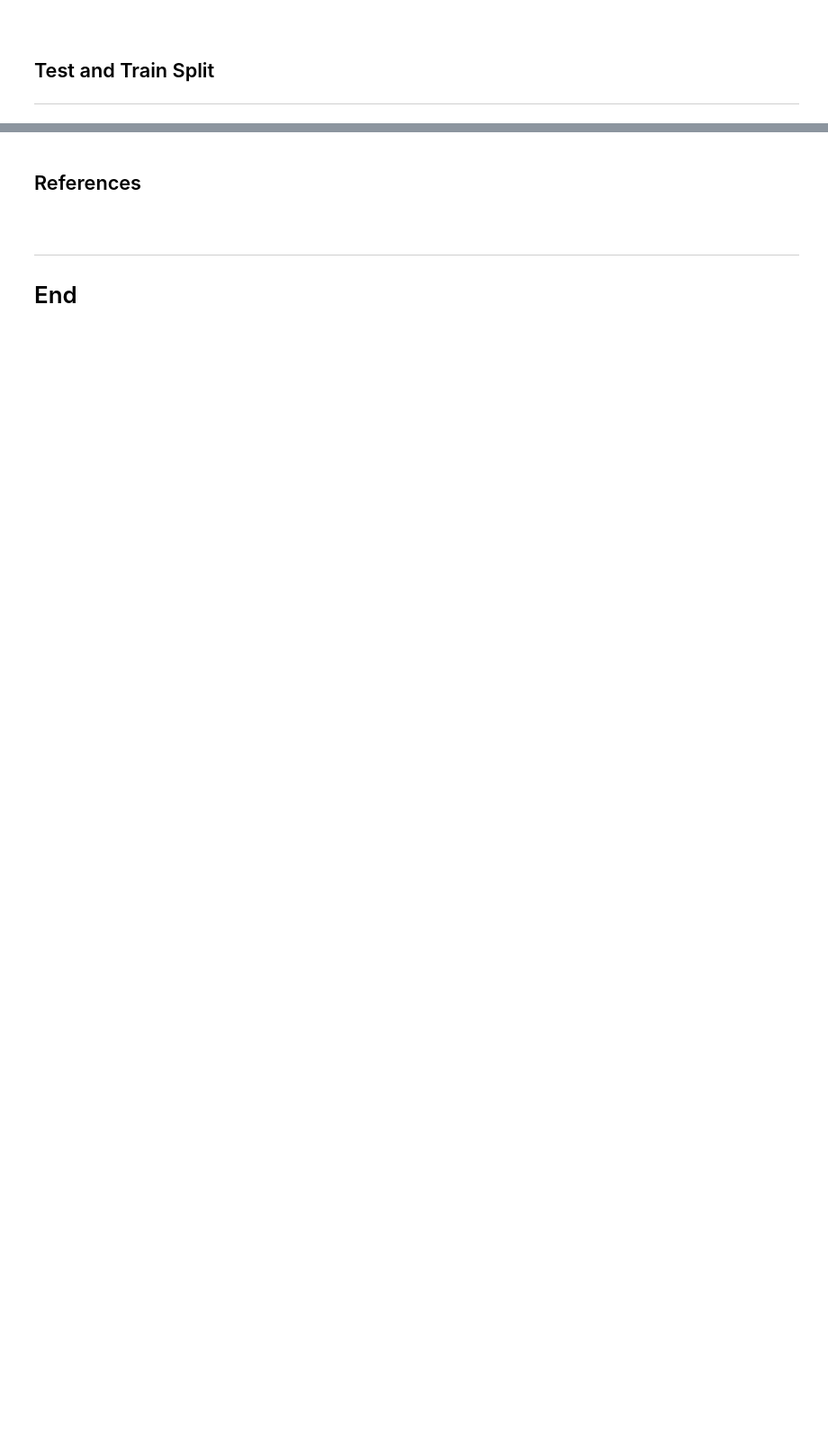
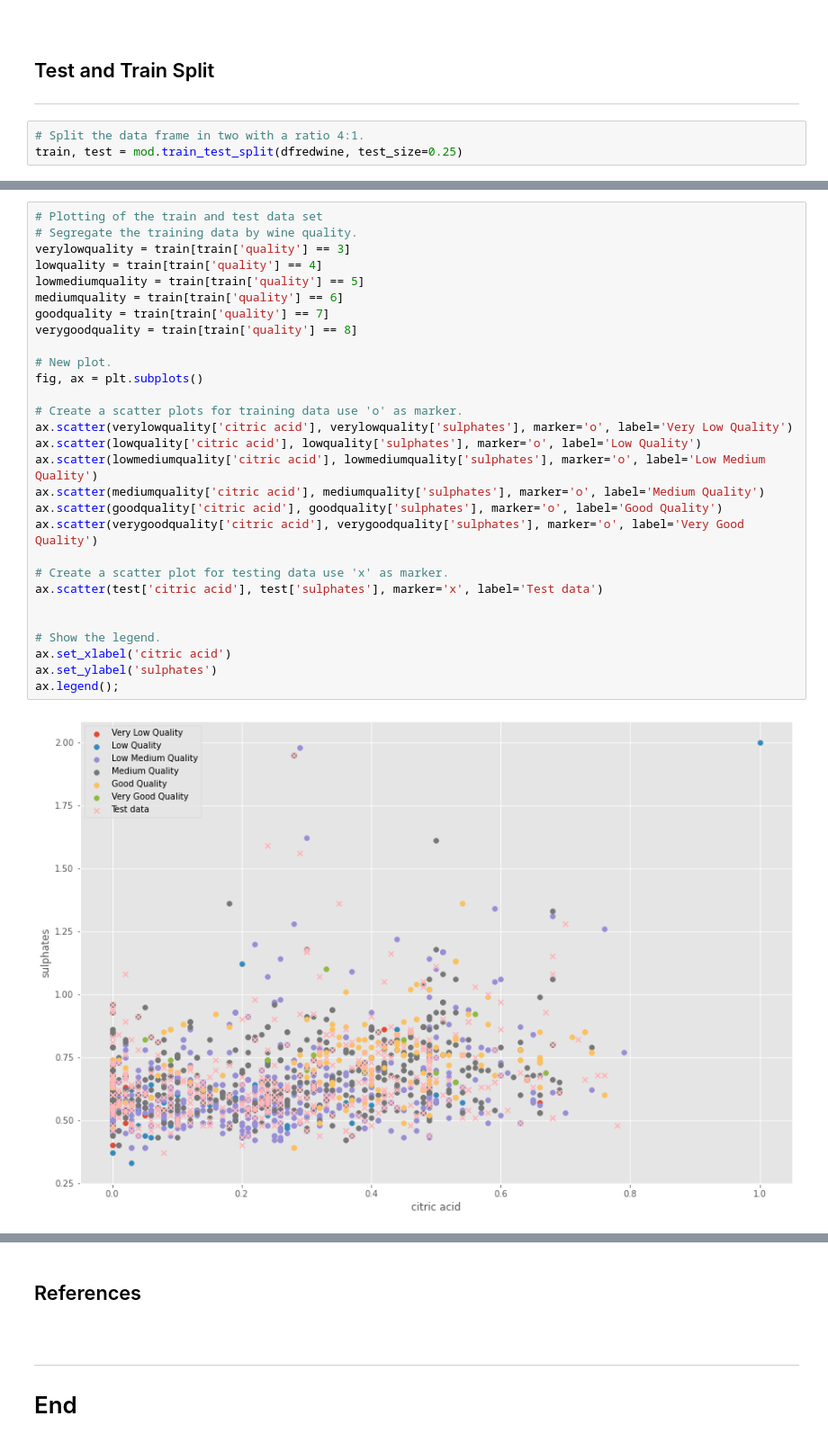
Before and after one commit to Silvio622/Machine-Learning-Scikit-Learn, a Jupyter notebook: scikit-learn.ipynb, the cells around one changed output, grey strips where cells are left out. Shown at 90% size. Cells and saved outputs as stored; diff of their text form; blank space fills up the shorter version.

Commit message:
Continue to classifier the red wine dataset

```diff
--- a/scikit-learn.ipynb
+++ b/scikit-learn.ipynb
@@ -296,3 +302,6 @@ sns.lmplot(x="citric acid", y="sulphates", hue = 'quality',  data=dfredwine, fit
 ## Test and Train Split
 
 ***
+# %%
+# Split the data frame in two with a ratio 4:1.
+train, test = mod.train_test_split(dfredwine, test_size=0.25)
@@ -298,0 +348,31 @@ sns.lmplot(x="citric acid", y="sulphates", hue = 'quality',  data=dfredwine, fit
+# %%
+# Plotting of the train and test data set
+# Segregate the training data by wine quality.
+verylowquality = train[train['quality'] == 3]
+lowquality = train[train['quality'] == 4]
+lowmediumquality = train[train['quality'] == 5]
+mediumquality = train[train['quality'] == 6]
+goodquality = train[train['quality'] == 7]
+verygoodquality = train[train['quality'] == 8]
+
+# New plot.
+fig, ax = plt.subplots()
+
+# Create a scatter plots for training data use 'o' as marker.
+ax.scatter(verylowquality['citric acid'], verylowquality['sulphates'], marker='o', label='Very Low Quality')
+ax.scatter(lowquality['citric acid'], lowquality['sulphates'], marker='o', label='Low Quality')
+ax.scatter(lowmediumquality['citric acid'], lowmediumquality['sulphates'], marker='o', label='Low Medium Quality')
+ax.scatter(mediumquality['citric acid'], mediumquality['sulphates'], marker='o', label='Medium Quality')
+ax.scatter(goodquality['citric acid'], goodquality['sulphates'], marker='o', label='Good Quality')
+ax.scatter(verygoodquality['citric acid'], verygoodquality['sulphates'], marker='o', label='Very Good Quality')
+
+# Create a scatter plot for testing data use 'x' as marker.
+ax.scatter(test['citric acid'], test['sulphates'], marker='x', label='Test data')
+
+
+# Show the legend.
+ax.set_xlabel('citric acid')
+ax.set_ylabel('sulphates')
+ax.legend();
+# %% [output]
+[figure, added]
```
Also changed, not shown: parts of 18 cells of this notebook.
